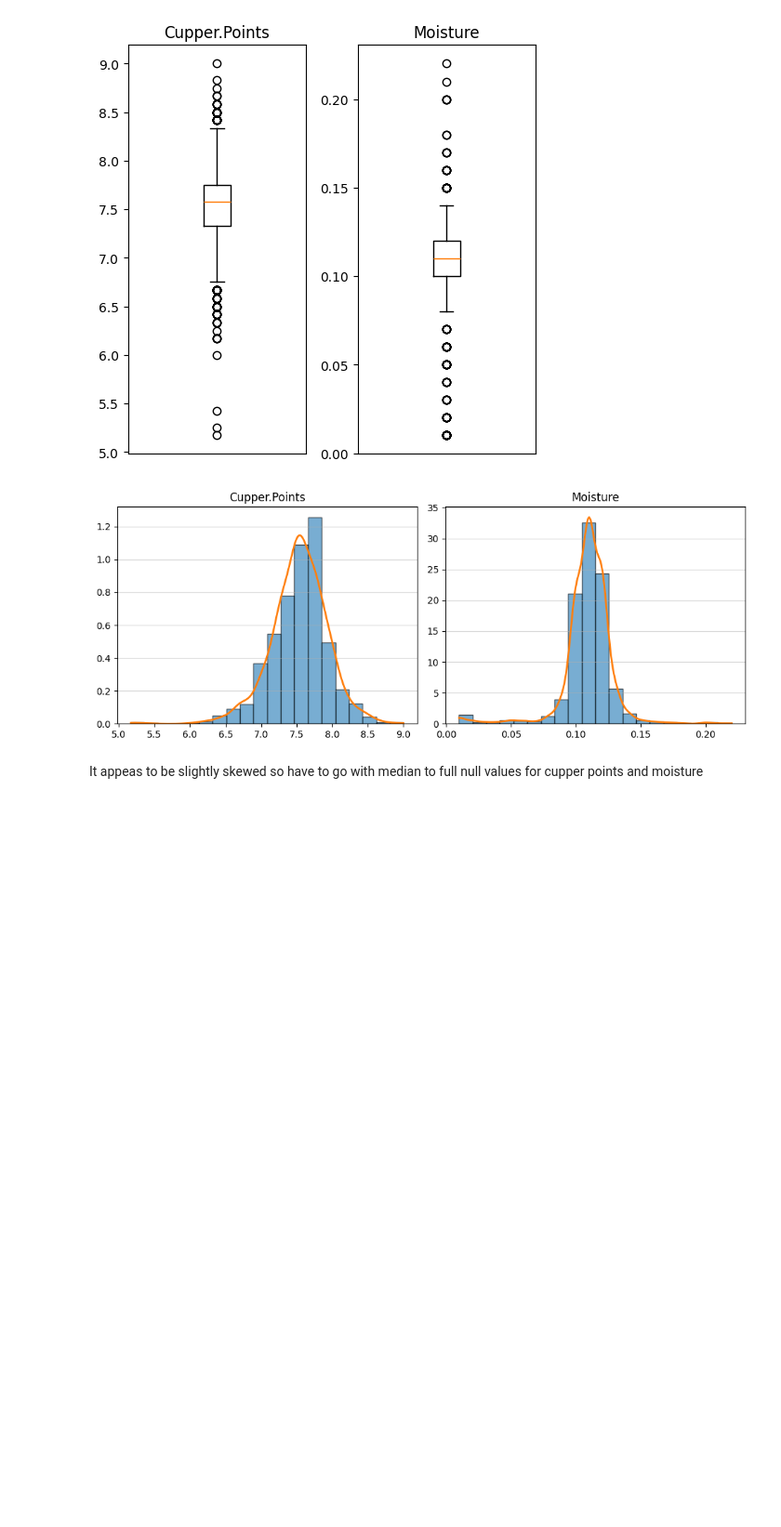
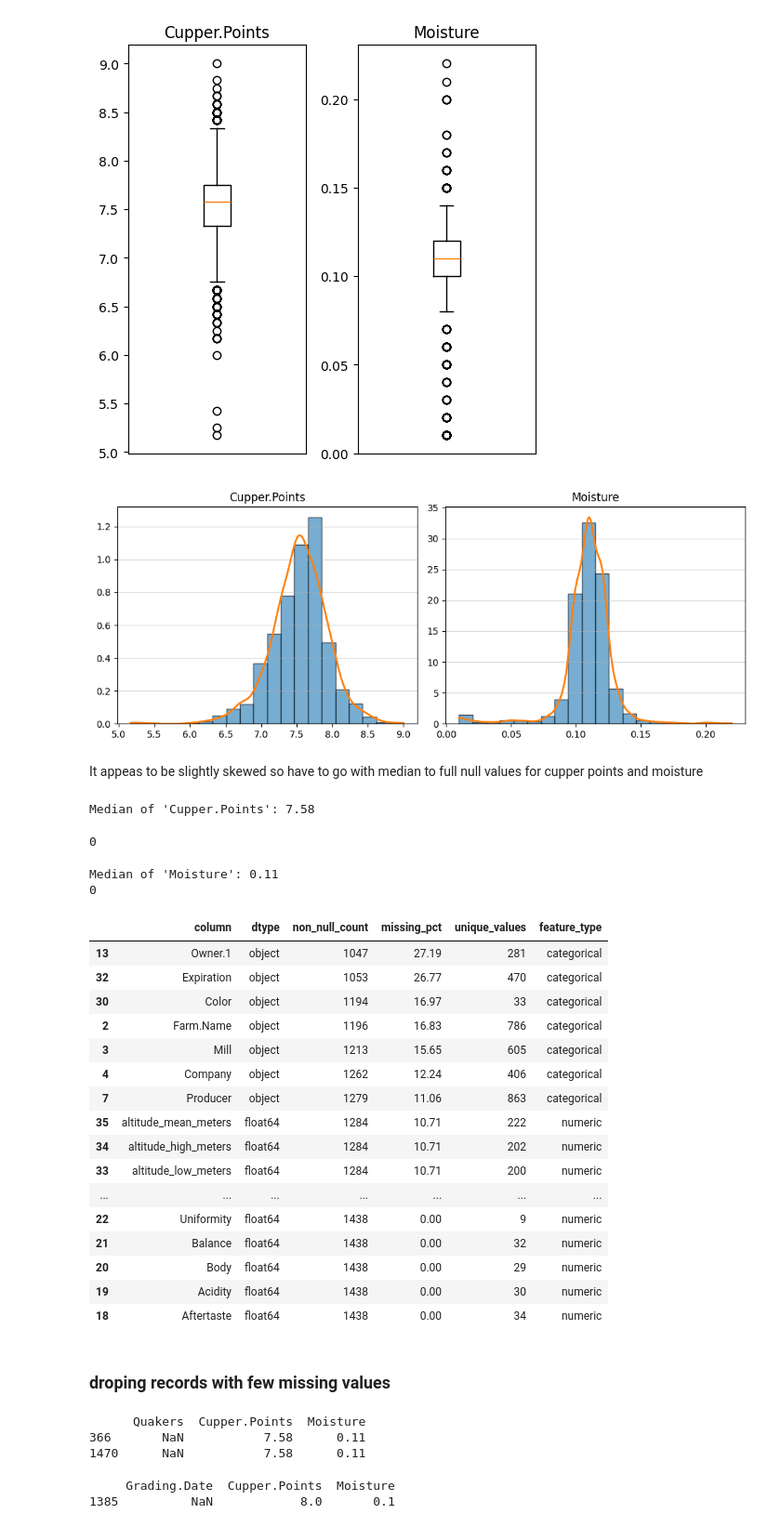
Before and after one commit to SonalJayasinghe/brewlytics, a Jupyter notebook: src/coffee filter/coffee_filter.ipynb, the cells around one changed output. Shown: that part at 93% size. Saved outputs shown, nothing was run; the diff lists cells and outputs as text; code cells hidden in the pictures; blank space fills up the shorter version.

```diff
--- a/src/coffee filter/coffee_filter.ipynb
+++ b/src/coffee filter/coffee_filter.ipynb
@@ -208,3 +208,53 @@ plt.show()
 [figure]
 # %% [markdown]
 It appeas to be slightly skewed so have to go with median to full null values for cupper points and moisture
+# %%
+median_cp = df['Cupper.Points'].median()
+print(f"Median of 'Cupper.Points': {median_cp}")
+# %% [output]
+Median of 'Cupper.Points': 7.58
+# %%
+df['Cupper.Points'].fillna(median_cp, inplace=True)
+print(df['Cupper.Points'].isnull().sum())
+# %% [output]
+0
+# %%
+median_mo = df['Moisture'].median()
+print(f"Median of 'Moisture': {median_mo}")
+df['Moisture'].fillna(median_mo, inplace=True)
+print(df['Moisture'].isnull().sum())
+# %% [output]
+Median of 'Moisture': 0.11
+0
+# %%
+calculate_pre_statistics(df)
+# %% [output]
+|  | column | dtype | non_null_count | missing_pct | unique_values | feature_type |
+| 13 | Owner.1 | object | 1047 | 27.19 | 281 | categorical |
+| 32 | Expiration | object | 1053 | 26.77 | 470 | categorical |
+| 30 | Color | object | 1194 | 16.97 | 33 | categorical |
+| 2 | Farm.Name | object | 1196 | 16.83 | 786 | categorical |
+| 3 | Mill | object | 1213 | 15.65 | 605 | categorical |
+| 4 | Company | object | 1262 | 12.24 | 406 | categorical |
+| 7 | Producer | object | 1279 | 11.06 | 863 | categorical |
+| 35 | altitude_mean_meters | float64 | 1284 | 10.71 | 222 | numeric |
+| 34 | altitude_high_meters | float64 | 1284 | 10.71 | 202 | numeric |
+| 33 | altitude_low_meters | float64 | 1284 | 10.71 | 200 | numeric |
+| ... | ... | ... | ... | ... | ... | ... |
+| 22 | Uniformity | float64 | 1438 | 0.00 | 9 | numeric |
+| 21 | Balance | float64 | 1438 | 0.00 | 32 | numeric |
+| 20 | Body | float64 | 1438 | 0.00 | 29 | numeric |
+| 19 | Acidity | float64 | 1438 | 0.00 | 30 | numeric |
+| 18 | Aftertaste | float64 | 1438 | 0.00 | 34 | numeric |
+# %% [markdown]
+### droping records with few missing values
+# %%
+import numpy as np
+
+#find the rows and details that have missing values of Quakers
+missing_quakers = df[df['Quakers'].isnull()]
+print(missing_quakers[['Quakers', 'Cupper.Points', 'Moisture']])
+# %% [output]
+      Quakers  Cupper.Points  Moisture
+366       NaN           7.58      0.11
+1470      NaN           7.58      0.11
@@ -210,0 +263,6 @@ It appeas to be slightly skewed so have to go with median to full null values fo
+# %%
+missing_quakers = df[df['Grading.Date'].isnull()]
+print(missing_quakers[['Grading.Date', 'Cupper.Points', 'Moisture']])
+# %% [output]
+     Grading.Date  Cupper.Points  Moisture
+1385          NaN            8.0       0.1
```
Also changed, not shown: parts of 14 cells of this notebook.
